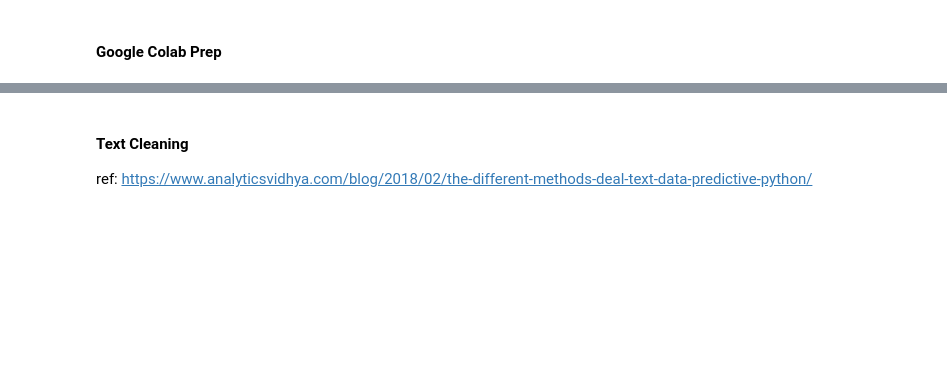
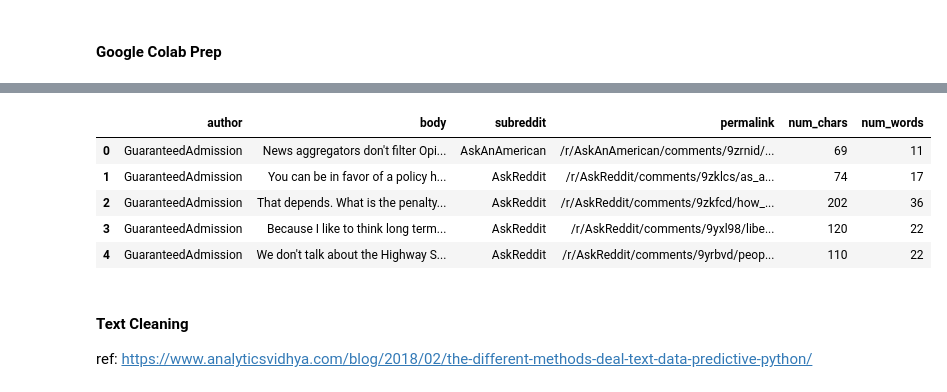
Before and after one commit to kgedney/author-id-project, a Jupyter notebook: text_preprocessing_and_modeling.ipynb, the cells around one changed output, grey strips where cells are left out. Saved outputs shown, nothing was run; the diff lists cells and outputs as text; code cells hidden in the pictures; blank space fills up the shorter version.

```diff
--- a/text_preprocessing_and_modeling.ipynb
+++ b/text_preprocessing_and_modeling.ipynb
@@ -26,6 +30,14 @@ drive.mount('/content/drive')
 # %%
 # manually add file from local to drive
+df = pd.read_csv('filtered_data.csv')
 df.head()
+# %% [output]
+|  | author | body | subreddit | permalink | num_chars | num_words |
+| 0 | GuaranteedAdmission | News aggregators don't filter Opi... | AskAnAmerican | /r/AskAnAmerican/comments/9zrnid/... | 69 | 11 |
+| 1 | GuaranteedAdmission | You can be in favor of a policy h... | AskReddit | /r/AskReddit/comments/9zklcs/as_a... | 74 | 17 |
+| 2 | GuaranteedAdmission | That depends. What is the penalty... | AskReddit | /r/AskReddit/comments/9zkfcd/how_... | 202 | 36 |
+| 3 | GuaranteedAdmission | Because I like to think long term... | AskReddit | /r/AskReddit/comments/9yxl98/libe... | 120 | 22 |
+| 4 | GuaranteedAdmission | We don't talk about the Highway S... | AskReddit | /r/AskReddit/comments/9yrbvd/peop... | 110 | 22 |
 # %% [markdown]
 #### Text Cleaning
 
```
Also changed, not shown: parts of 36 cells of this notebook.
